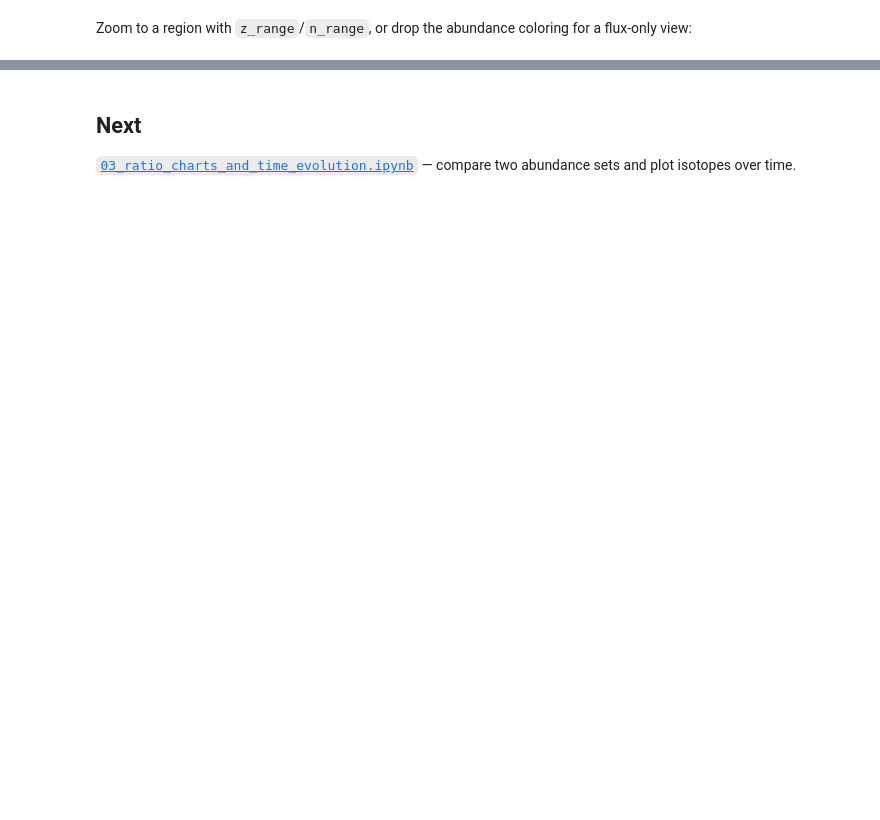
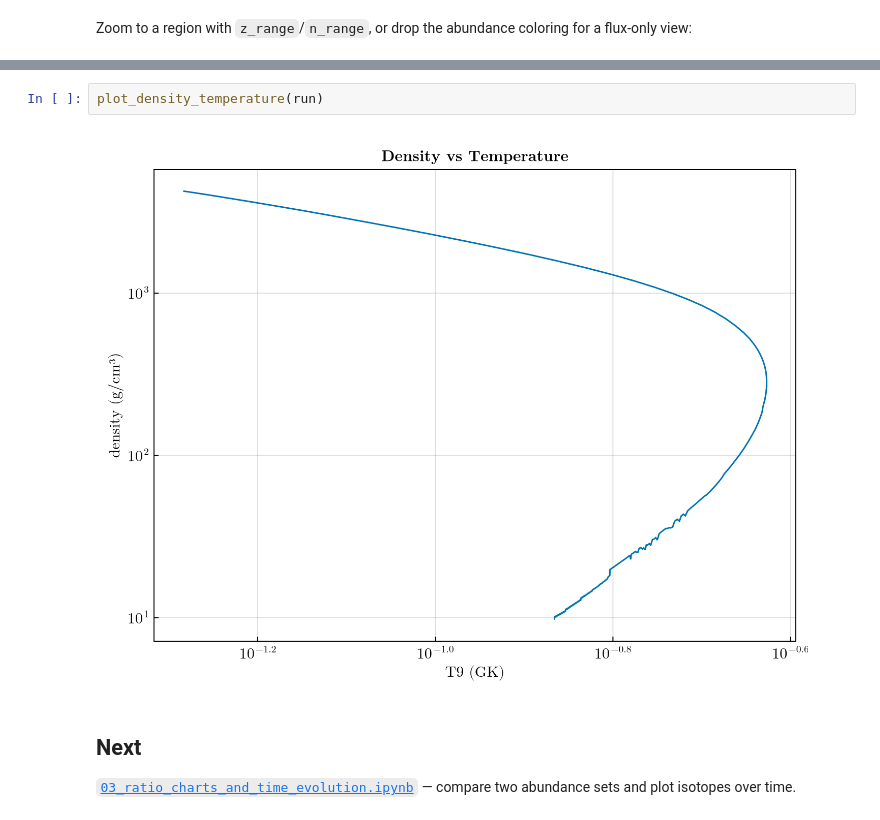
Before and after one commit to NuGrid/NuToolsJl, a Jupyter notebook: NuGridJl/demos/02_abundance_and_flux_charts.ipynb, the cells around one changed output, grey strips where cells are left out. Drawn from its saved outputs; the diff is of its cells as text; blank space fills up the shorter version.

```diff
--- a/NuGridJl/demos/02_abundance_and_flux_charts.ipynb
+++ b/NuGridJl/demos/02_abundance_and_flux_charts.ipynb
@@ -62,3 +89,7 @@ flux_chart(run, :final; tolerance = 1e-10, z_range = (5, 10), show_abundance = f
+# %%
+plot_density_temperature(run)
+# %% [output]
+[figure, added]
 # %% [markdown]
 ## Next
 
```
Also changed, not shown: parts of 9 cells of this notebook, 13 other files.
